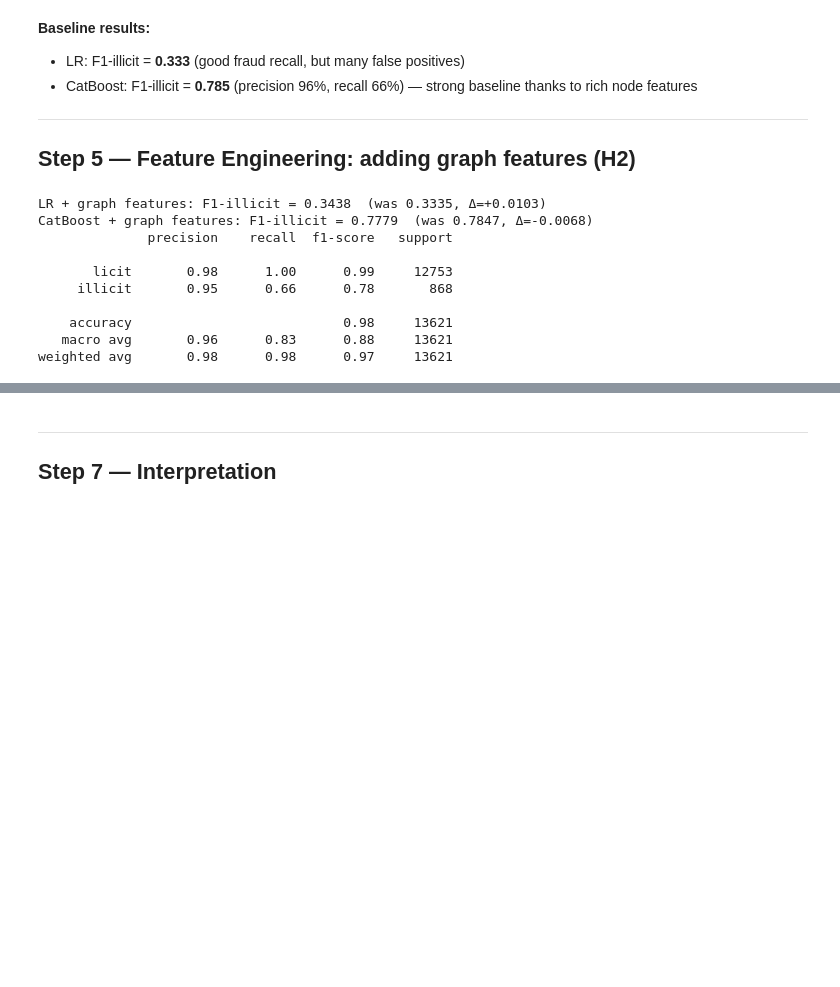
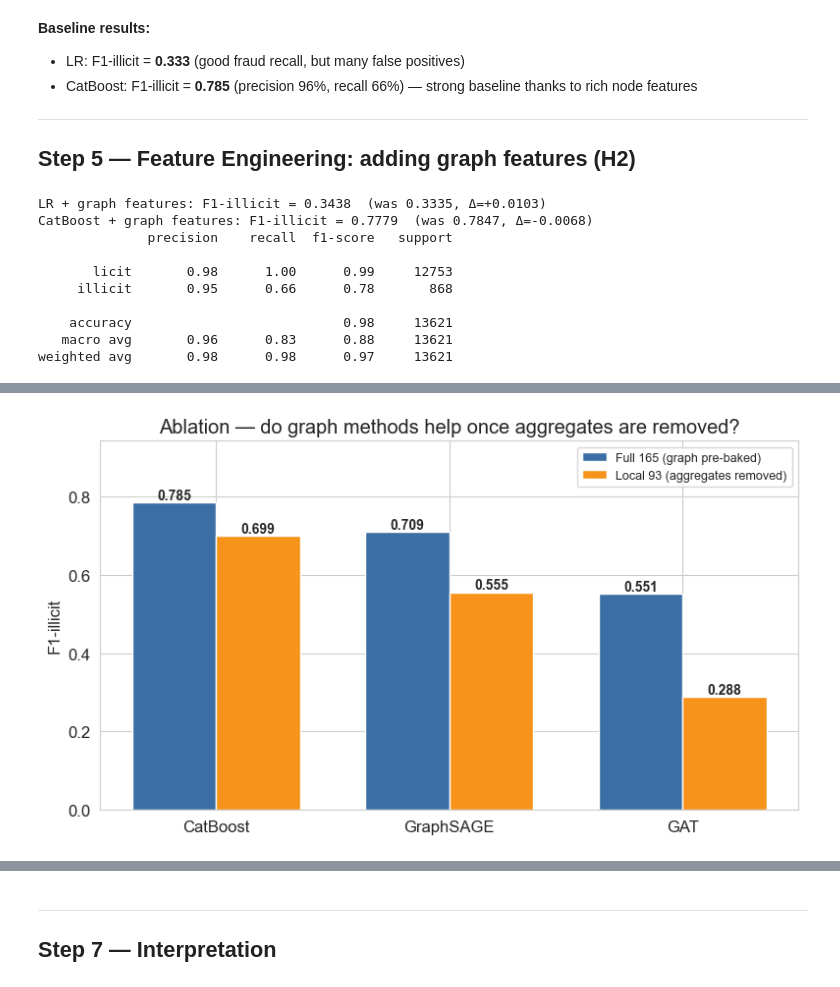
Before and after one commit to assketick/elliptic-fraud-detection, a Jupyter notebook: elliptic_fraud_detection.ipynb, the cells around one changed output, grey strips where cells are left out. Saved outputs shown, nothing was run; the diff lists cells and outputs as text; code cells hidden in the pictures; blank space fills up the shorter version.

```diff
--- a/elliptic_fraud_detection.ipynb
+++ b/elliptic_fraud_detection.ipynb
@@ -560,23 +552,22 @@ import torch
 import torch.nn as nn
 import torch.nn.functional as F
 
-f1_gnn = None   # fallback — will be overwritten after training
+f1_gnn = None
 
 print(f'PyTorch {torch.__version__} | MPS: {torch.backends.mps.is_available()}')
 
-# ── 1. Normalized adjacency matrix (D⁻¹A, undirected) ───────────────────────
+# ── 1. Normalized adjacency matrix ───────────────────────
 txid_to_idx = {txid: i for i, txid in enumerate(df['txId'].values)}
 src_mapped  = edgelist_df['source'].map(txid_to_idx).dropna().astype(int).values
 dst_mapped  = edgelist_df['target'].map(txid_to_idx).dropna().astype(int).values
 
 N = len(df)
-# Undirected: add reverse edges, deduplicate
 src_bi = np.concatenate([src_mapped, dst_mapped])
 dst_bi = np.concatenate([dst_mapped, src_mapped])
 edges  = np.unique(np.stack([src_bi, dst_bi], axis=1), axis=0)
 src_bi, dst_bi = edges[:, 0], edges[:, 1]
 
-# Row-normalize: D⁻¹A → mean aggregation
+# Row-normalize
 deg = np.bincount(src_bi, minlength=N).astype(np.float32)
 deg[deg == 0] = 1.0
 vals = 1.0 / deg[src_bi]
@@ -613,13 +604,12 @@ class SAGELayer(nn.Module):
         nn.init.xavier_uniform_(self.W.weight)
 
     def forward(self, A_norm, x):
-        neigh = torch.sparse.mm(A_norm, x)   # D⁻¹ A x → mean neighbors
-        h = torch.cat([x, neigh], dim=1)      # CONCAT(self, neighbors)
-        return self.W(h)                       # learnable linear transformation
+        neigh = torch.sparse.mm(A_norm, x)
+        h = torch.cat([x, neigh], dim=1)
+        return self.W(h)
 
 
 class GraphSAGEModel(nn.Module):
-    """2-layer GraphSAGE (Hamilton et al., 2017)."""
     def __init__(self, in_feats, h_feats, n_classes, dropout=0.4):
         super().__init__()
         self.layer1 = SAGELayer(in_feats, h_feats)
@@ -632,7 +622,6 @@ class GraphSAGEModel(nn.Module):
         return self.layer2(A_norm, h)
 
 # ── 4. Device ───────────────────────────────────────────────────────────────
-# Sparse matmul is unstable on MPS → CPU is safer for GraphSAGE
 device = 'cpu'
 print(f'Device: {device}')
 
@@ -708,0 +800,80 @@ weighted avg       0.97      0.97      0.97     13621
+# %%
+# Ablation: full (165) vs local-only (93) features
+LOCAL = FCOLS[:93]
+AGG   = FCOLS[93:]
+print(f'Local features: {len(LOCAL)} | Aggregated (removed in ablation): {len(AGG)}')
+
+# ── CatBoost: full vs local ──────────────────────────────────────────────────
+def catboost_f1(cols):
+    Xtr = labeled_df[cols].values.astype(np.float32)[tr_mask]
+    Xte = labeled_df[cols].values.astype(np.float32)[te_mask]
+    m = CatBoostClassifier(iterations=300, learning_rate=0.05, depth=6,
+                           class_weights=[1, cw], random_seed=42, verbose=False)
+    m.fit(Xtr, y_tr)
+    return f1_score(y_te, m.predict(Xte), pos_label=1)
+
+f1_cb_full  = f1_cb
+f1_cb_local = catboost_f1(LOCAL)
+print(f'CatBoost  full={f1_cb_full:.4f}  local={f1_cb_local:.4f}')
+
+# ── GNN helper: standardized features + train ────────────────────────────────
+def make_feats(cols):
+    sc = StandardScaler()
+    return torch.FloatTensor(sc.fit_transform(df[cols].fillna(0).values.astype(np.float32)))
+
+def train_sage(cols, epochs=150):
+    torch.manual_seed(42)
+    x = make_feats(cols)
+    m = GraphSAGEModel(len(cols), 256, 2, dropout=0.4)
+    opt = torch.optim.Adam(m.parameters(), lr=0.01, weight_decay=5e-4)
+    for _ in range(epochs):
+        m.train(); loss = criterion(m(A_d, x)[train_idx_d], labels_d[train_idx_d])
+        opt.zero_grad(); loss.backward(); opt.step()
+    m.eval()
+    with torch.no_grad():
+        yp = m(A_d, x).argmax(1)[test_idx_d].cpu().numpy()
+    return f1_score(labels_d[test_idx_d].cpu().numpy(), yp, pos_label=1, zero_division=0)
+
+def train_gat(cols, epochs=150):
+    torch.manual_seed(42)
+    x = make_feats(cols)
+    m = GATModel(len(cols), 128, 2, tgt_t, src_t, N, dropout=0.4)
+    opt = torch.optim.Adam(m.parameters(), lr=0.01, weight_decay=5e-4)
+    for _ in range(epochs):
+        m.train(); loss = criterion(m(x)[train_idx_d], labels_d[train_idx_d])
+        opt.zero_grad(); loss.backward(); opt.step()
+    m.eval()
+    with torch.no_grad():
+        yp = m(x).argmax(1)[test_idx_d].cpu().numpy()
+    return f1_score(labels_d[test_idx_d].cpu().numpy(), yp, pos_label=1, zero_division=0)
+
+print('Retraining GraphSAGE / GAT on local-only features (this takes a few minutes)...')
+f1_sage_full  = f1_gnn
+f1_sage_local = train_sage(LOCAL)
+f1_gat_full   = f1_gat
+f1_gat_local  = train_gat(LOCAL)
+
+abl = pd.DataFrame({
+    'Model':       ['CatBoost', 'GraphSAGE', 'GAT'],
+    'Full (165)':  [f1_cb_full, f1_sage_full, f1_gat_full],
+    'Local (93)':  [f1_cb_local, f1_sage_local, f1_gat_local],
+})
+abl['Δ (local−full)'] = abl['Local (93)'] - abl['Full (165)']
+print('\n', abl.to_string(index=False))
+print(f"\nGNN gap vs CatBoost — FULL : SAGE {f1_sage_full-f1_cb_full:+.4f} | GAT {f1_gat_full-f1_cb_full:+.4f}")
+print(f"GNN gap vs CatBoost — LOCAL: SAGE {f1_sage_local-f1_cb_local:+.4f} | GAT {f1_gat_local-f1_cb_local:+.4f}")
+
+# grouped bar
+fig, ax = plt.subplots(figsize=(8, 4.6))
+x = np.arange(3); w = 0.36
+b1 = ax.bar(x - w/2, abl['Full (165)'], w, label='Full 165 (graph pre-baked)', color='#3A6EA5')
+b2 = ax.bar(x + w/2, abl['Local (93)'], w, label='Local 93 (aggregates removed)', color='#F7931A')
+for b in list(b1) + list(b2):
+    ax.text(b.get_x()+b.get_width()/2, b.get_height()+0.008, f'{b.get_height():.3f}',
+            ha='center', fontsize=10, fontweight='bold')
+ax.set(ylabel='F1-illicit', xticks=x, xticklabels=abl['Model'],
+       title='Ablation — do graph methods help once aggregates are removed?',
+       ylim=(0, max(abl['Full (165)'].max(), abl['Local (93)'].max())*1.2))
+ax.legend(fontsize=9); plt.tight_layout()
+plt.savefig('figures/ablation.png', dpi=110, bbox_inches='tight'); plt.show()
+# %% [output]
@@ -708,0 +891 @@ weighted avg       0.97      0.97      0.97     13621
+[figure, added]
```
Also changed, not shown: parts of 15 cells of this notebook, 3 other files.
